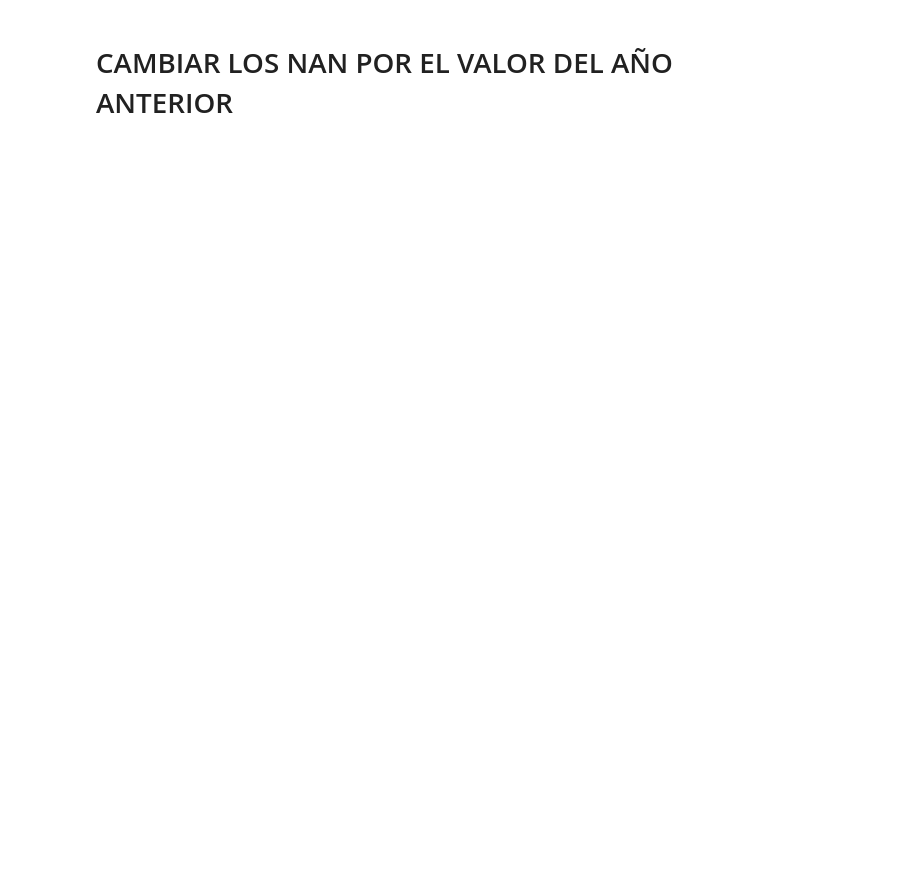
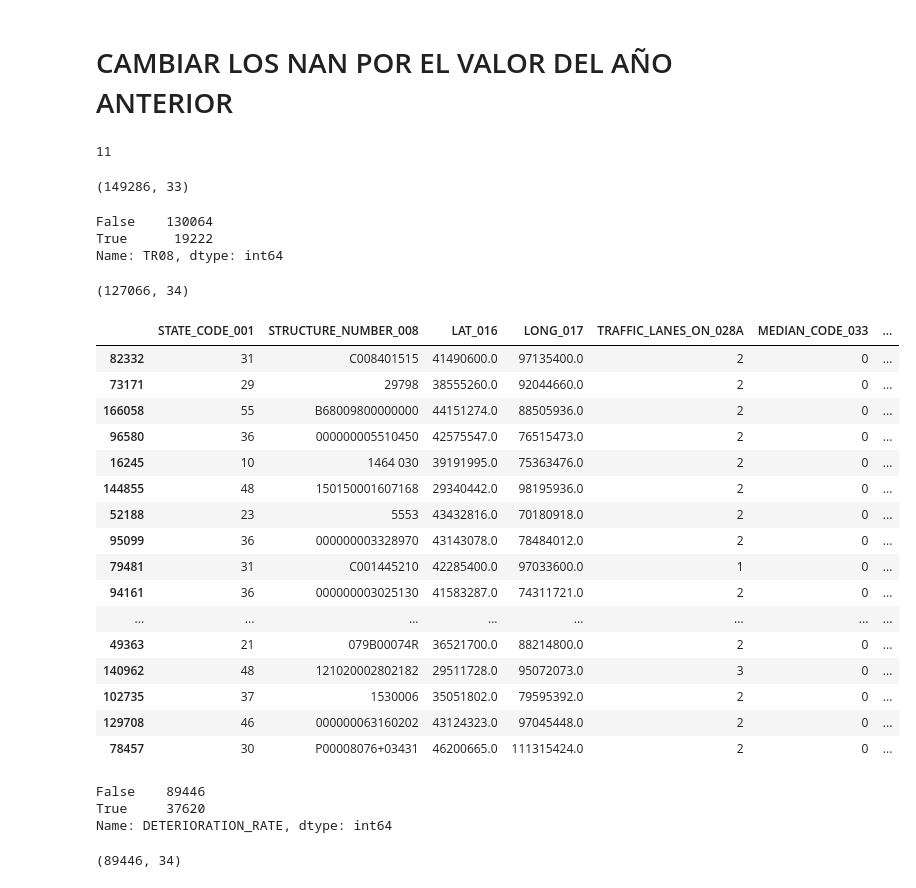
Before and after one commit to VegaLaguna/TFM-Bridge-deterioration, a Jupyter notebook: Data_Prep_ALL.ipynb, the cells around one changed output. Saved outputs shown, nothing was run; the diff lists cells and outputs as text; code cells hidden in the pictures; blank space fills up the shorter version.

Commit message:
Updated EDA, finalized Data Prep and uploaded final df

```diff
--- a/Data_Prep_ALL.ipynb
+++ b/Data_Prep_ALL.ipynb
@@ -239,3 +261,56 @@ memory usage: 46.1+ MB
 # %% [markdown]
 # CAMBIAR LOS NAN POR EL VALOR DEL AÑO ANTERIOR
+# %%
+years_rated = len(df_list)
+years_rated
+# %% [output]
+11
+# %%
+# Drop all the rows where half of the ratings are missing
+
+df_all.dropna(subset= tr_cols, thresh=(years_rated // 2 + 1), inplace=True)
+# %%
+df_all.shape
+# %% [output]
+(149286, 33)
+# %%
+df_all['TR08'].isna().value_counts()
+# %% [output]
+False    130064
+True      19222
+Name: TR08, dtype: int64
+# %%
+# For the missing values in the rating columns that are left, we will equal them to the rating of the previous year
+# Therefore, we should have all the rating from the first year we are considering
+
+df_all.dropna(subset = [tr_cols[1]], inplace= True)
+# %%
+df_all.shape
+# %% [output]
+(127066, 34)
+# %%
+for n in range(len(tr_cols)-1):
+    df_all[tr_cols[n+1]] = df_all.apply(lambda row:
+                                        row[tr_cols[n]] if np.isnan(row[tr_cols[n+1]]) else row[tr_cols[n+1]],
+                                        axis=1)
+# %%
+df_all.sample(20)
+# %% [output]
+|  | STATE_CODE_001 | STRUCTURE_NUMBER_008 | LAT_016 | LONG_017 | TRAFFIC_LANES_ON_028A | MEDIAN_CODE_033 | ... |
+| 82332 | 31 | C008401515 | 41490600.0 | 97135400.0 | 2 | 0 | ... |
+| 73171 | 29 | 29798 | 38555260.0 | 92044660.0 | 2 | 0 | ... |
+| 166058 | 55 | B68009800000000 | 44151274.0 | 88505936.0 | 2 | 0 | ... |
+| 96580 | 36 | 000000005510450 | 42575547.0 | 76515473.0 | 2 | 0 | ... |
+| 16245 | 10 | 1464 030 | 39191995.0 | 75363476.0 | 2 | 0 | ... |
+| 144855 | 48 | 150150001607168 | 29340442.0 | 98195936.0 | 2 | 0 | ... |
+| 52188 | 23 | 5553 | 43432816.0 | 70180918.0 | 2 | 0 | ... |
+| 95099 | 36 | 000000003328970 | 43143078.0 | 78484012.0 | 2 | 0 | ... |
+| 79481 | 31 | C001445210 | 42285400.0 | 97033600.0 | 1 | 0 | ... |
+| 94161 | 36 | 000000003025130 | 41583287.0 | 74311721.0 | 2 | 0 | ... |
+| ... | ... | ... | ... | ... | ... | ... | ... |
+| 49363 | 21 | 079B00074R | 36521700.0 | 88214800.0 | 2 | 0 | ... |
+| 140962 | 48 | 121020002802182 | 29511728.0 | 95072073.0 | 3 | 0 | ... |
+| 102735 | 37 | 1530006 | 35051802.0 | 79595392.0 | 2 | 0 | ... |
+| 129708 | 46 | 000000063160202 | 43124323.0 | 97045448.0 | 2 | 0 | ... |
+| 78457 | 30 | P00008076+03431 | 46200665.0 | 111315424.0 | 2 | 0 | ... |
 # %%
@@ -263,0 +338,7 @@ df['DT'] = df.apply(lambda row: det_formula(row), axis=1)
+# %%
+# A deterioration rate of 0 seems unreasonable in a 10 years gap.
+(df_all['DETERIORATION_RATE']==0).value_counts()
+# %% [output]
+False    89446
+True     37620
+Name: DETERIORATION_RATE, dtype: int64
@@ -263,0 +349,5 @@ df['DT'] = df.apply(lambda row: det_formula(row), axis=1)
+# %%
+# Final dataset
+df_all.shape
+# %% [output]
+(89446, 34)
```
Also changed, not shown: parts of 13 cells of this notebook, 2 other files.
